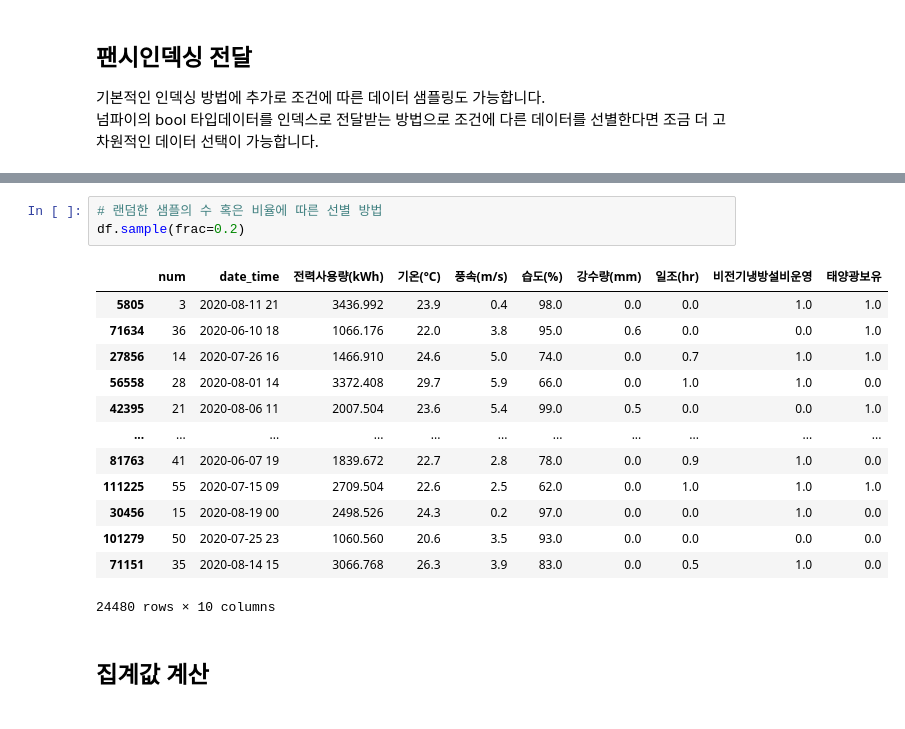
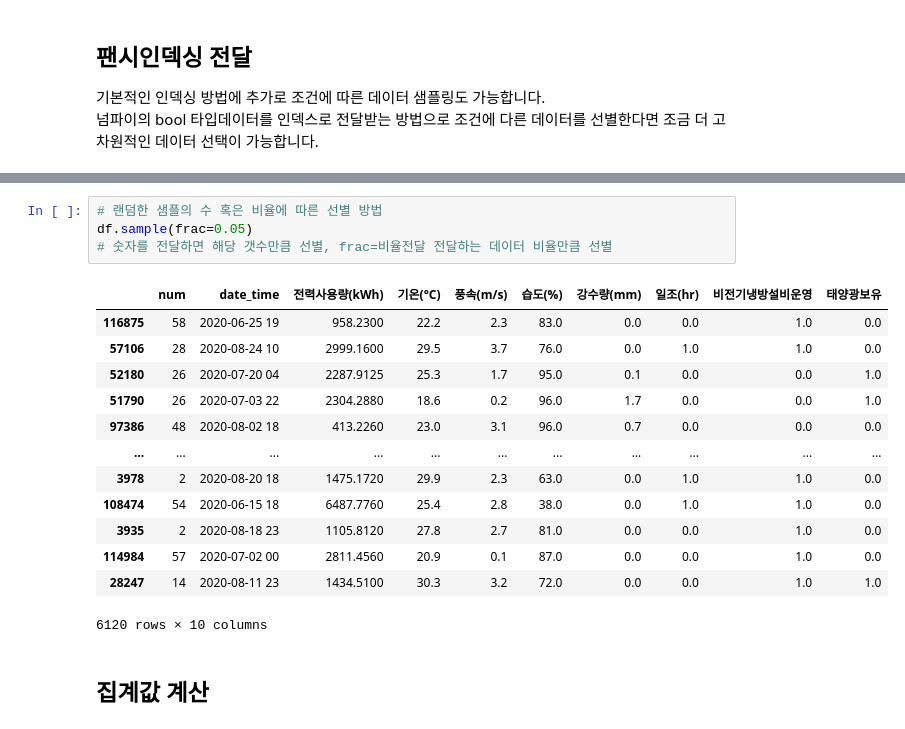
Before and after one commit to overgroove/samsung_ML, a Jupyter notebook: 03_package_pandas.ipynb, the cells around one changed output, grey strips where cells are left out. Saved outputs shown, nothing was run; the diff lists cells and outputs as text.

```diff
--- a/03_package_pandas.ipynb
+++ b/03_package_pandas.ipynb
@@ -510,19 +568,20 @@ Name: 전력사용량(kWh), Length: 122400, dtype: float64
 # %%
 # 랜덤한 샘플의 수 혹은 비율에 따른 선별 방법
-df.sample(frac=0.2)
+df.sample(frac=0.05)
+# 숫자를 전달하면 해당 갯수만큼 선별, frac=비율전달 전달하는 데이터 비율만큼 선별
 # %% [output]
 |  | num | date_time | 전력사용량(kWh) | 기온(°C) | 풍속(m/s) | 습도(%) | 강수량(mm) | 일조(hr) | 비전기냉방설비운영 | 태양광보유 |
-| 5805 | 3 | 2020-08-11 21 | 3436.992 | 23.9 | 0.4 | 98.0 | 0.0 | 0.0 | 1.0 | 1.0 |
-| 71634 | 36 | 2020-06-10 18 | 1066.176 | 22.0 | 3.8 | 95.0 | 0.6 | 0.0 | 0.0 | 1.0 |
-| 27856 | 14 | 2020-07-26 16 | 1466.910 | 24.6 | 5.0 | 74.0 | 0.0 | 0.7 | 1.0 | 1.0 |
-| 56558 | 28 | 2020-08-01 14 | 3372.408 | 29.7 | 5.9 | 66.0 | 0.0 | 1.0 | 1.0 | 0.0 |
-| 42395 | 21 | 2020-08-06 11 | 2007.504 | 23.6 | 5.4 | 99.0 | 0.5 | 0.0 | 0.0 | 1.0 |
+| 116875 | 58 | 2020-06-25 19 | 958.2300 | 22.2 | 2.3 | 83.0 | 0.0 | 0.0 | 1.0 | 0.0 |
+| 57106 | 28 | 2020-08-24 10 | 2999.1600 | 29.5 | 3.7 | 76.0 | 0.0 | 1.0 | 1.0 | 0.0 |
+| 52180 | 26 | 2020-07-20 04 | 2287.9125 | 25.3 | 1.7 | 95.0 | 0.1 | 0.0 | 0.0 | 1.0 |
+| 51790 | 26 | 2020-07-03 22 | 2304.2880 | 18.6 | 0.2 | 96.0 | 1.7 | 0.0 | 0.0 | 1.0 |
+| 97386 | 48 | 2020-08-02 18 | 413.2260 | 23.0 | 3.1 | 96.0 | 0.7 | 0.0 | 0.0 | 0.0 |
 | ... | ... | ... | ... | ... | ... | ... | ... | ... | ... | ... |
-| 81763 | 41 | 2020-06-07 19 | 1839.672 | 22.7 | 2.8 | 78.0 | 0.0 | 0.9 | 1.0 | 0.0 |
-| 111225 | 55 | 2020-07-15 09 | 2709.504 | 22.6 | 2.5 | 62.0 | 0.0 | 1.0 | 1.0 | 1.0 |
-| 30456 | 15 | 2020-08-19 00 | 2498.526 | 24.3 | 0.2 | 97.0 | 0.0 | 0.0 | 1.0 | 0.0 |
-| 101279 | 50 | 2020-07-25 23 | 1060.560 | 20.6 | 3.5 | 93.0 | 0.0 | 0.0 | 0.0 | 0.0 |
-| 71151 | 35 | 2020-08-14 15 | 3066.768 | 26.3 | 3.9 | 83.0 | 0.0 | 0.5 | 1.0 | 0.0 |
+| 3978 | 2 | 2020-08-20 18 | 1475.1720 | 29.9 | 2.3 | 63.0 | 0.0 | 1.0 | 1.0 | 0.0 |
+| 108474 | 54 | 2020-06-15 18 | 6487.7760 | 25.4 | 2.8 | 38.0 | 0.0 | 1.0 | 1.0 | 0.0 |
+| 3935 | 2 | 2020-08-18 23 | 1105.8120 | 27.8 | 2.7 | 81.0 | 0.0 | 0.0 | 1.0 | 0.0 |
+| 114984 | 57 | 2020-07-02 00 | 2811.4560 | 20.9 | 0.1 | 87.0 | 0.0 | 0.0 | 1.0 | 0.0 |
+| 28247 | 14 | 2020-08-11 23 | 1434.5100 | 30.3 | 3.2 | 72.0 | 0.0 | 0.0 | 1.0 | 1.0 |
-24480 rows × 10 columns
+6120 rows × 10 columns
 # %% [markdown]
 ## 집계값 계산
```
Also changed, not shown: parts of 24 cells of this notebook.
